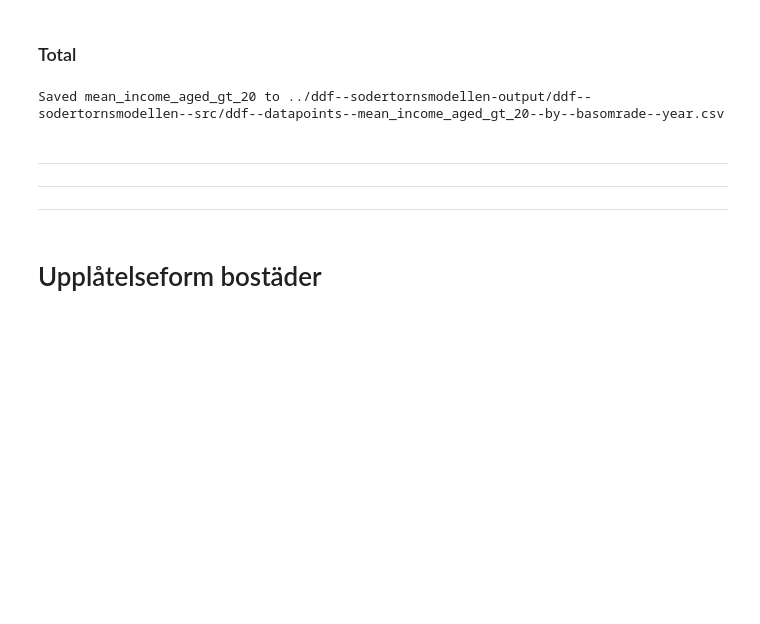
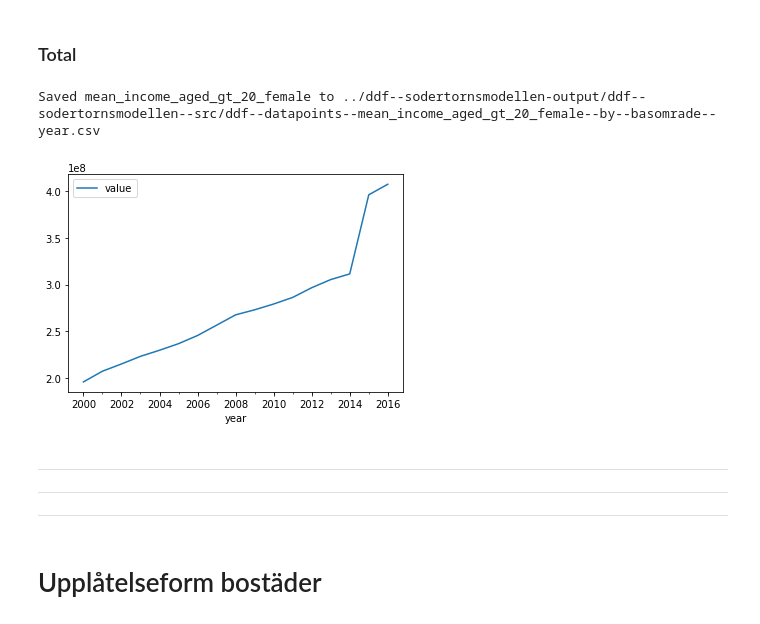
Before and after one commit to geoinfobyran/sodertornsmodellen-update, a Jupyter notebook: Process.ipynb, the cells around one changed output. Drawn from its saved outputs; the diff is of its cells as text; code cells hidden in the pictures; blank space fills up the shorter version.

```diff
--- a/Process.ipynb
+++ b/Process.ipynb
@@ -281,7 +283,7 @@ def readMedel(file):
     df['year'] = pd.to_datetime(getYear(file))
     df = df.rename(columns={
         'basomrade': 'BASKOD2010',
-        'Medel': concept
+        'Medel': 'value'
     })
     df['year'] = df['year'].apply(lambda t: t.year)
     return df
@@ -294,11 +296,14 @@ medeldf = pd.merge(medeldf, entityKey[['BASKOD2000', 'basomrade']], on='BASKOD20
 # %%
 medeldf = medeldf.dropna(how='any')
 # %%
-medeldf = medeldf[['basomrade', 'year', concept]]
+medeldf = medeldf[['basomrade', 'year', 'value']]
+# medeldf = medeldf.rename(columns={conecpt: 'value'})
-# %%
-appendNewDatapoints(concept, medeldf)
-# %% [output]
-Saved mean_income_aged_gt_20 to ../ddf--sodertornsmodellen-output/ddf--sodertornsmodellen--src/ddf--datapoints--mean_income_aged_gt_20--by--basomrade--year.csv
+# %%
+combined = appendNewDatapoints(concept, medeldf)
+plotcombined(combined)
+# %% [output]
+Saved mean_income_aged_gt_20_female to ../ddf--sodertornsmodellen-output/ddf--sodertornsmodellen--src/ddf--datapoints--mean_income_aged_gt_20_female--by--basomrade--year.csv
+[figure, added]
 # %% [markdown]
 ----
 
```
Also changed, not shown: parts of 1 cell of this notebook, 2 other files.
